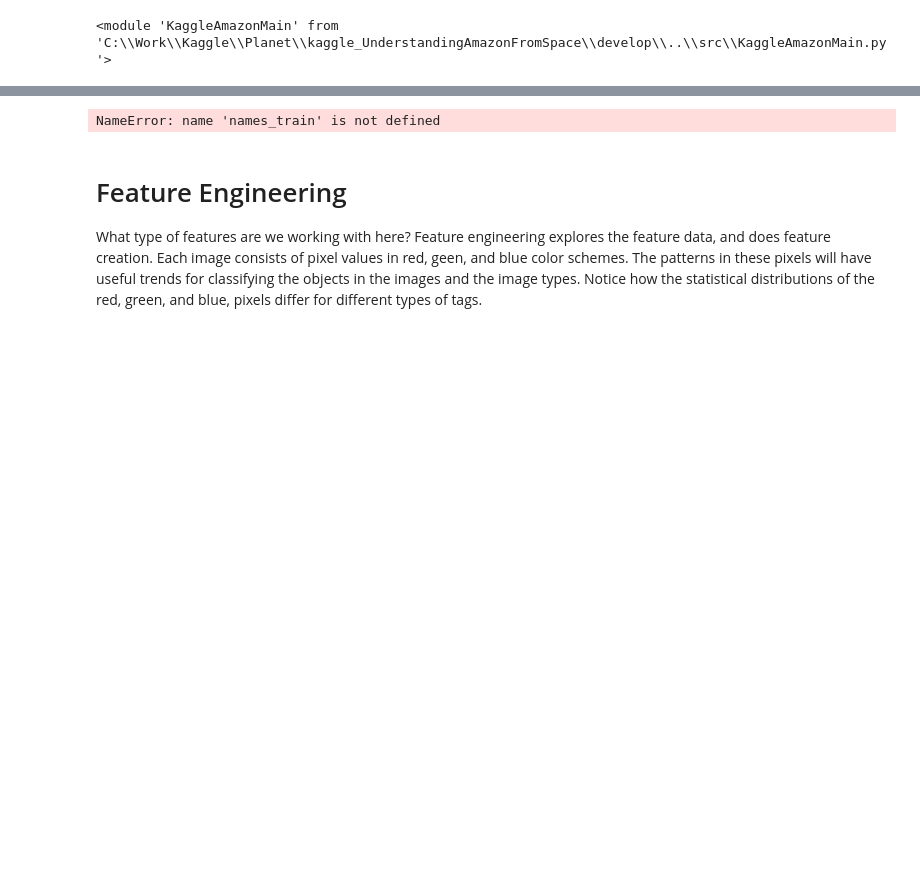
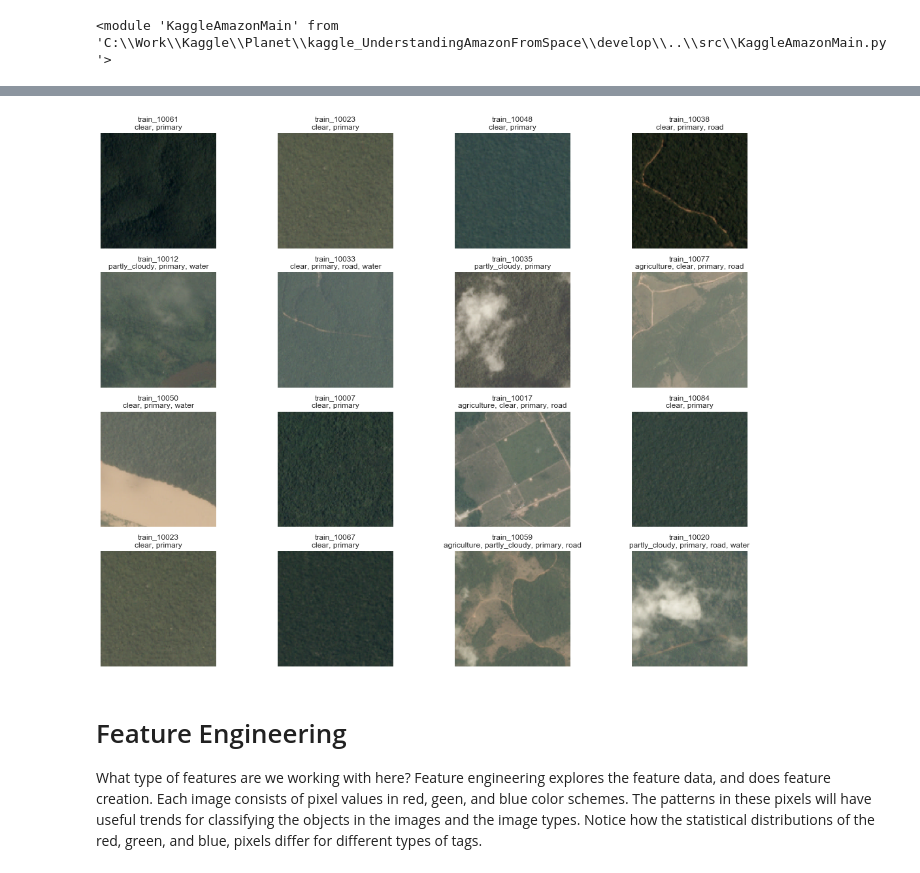
Before and after one commit to alineberry/kaggle_UnderstandingAmazonFromSpace, a Jupyter notebook: develop/claire-lab-notebook.ipynb, the cells around one changed output, grey strips where cells are left out. Saved outputs shown, nothing was run; the diff lists cells and outputs as text; code cells hidden in the pictures; blank space fills up the shorter version.

```diff
--- a/develop/claire-lab-notebook.ipynb
+++ b/develop/claire-lab-notebook.ipynb
@@ -58,7 +49,7 @@ NameError: name 'tagged_df' is not defined
 # %%
-kam.plot_samples(X_train, names_train, tagged_df, nrow=4, ncol=4)
+kam.plot_samples(X_sample, names_train, tagged_df, nrow=4, ncol=4)
 # %% [output]
-NameError: name 'names_train' is not defined
+[figure, added]
 # %% [markdown]
 # Feature Engineering
 What type of features are we working with here?
```
Also changed, not shown: parts of 26 cells of this notebook, 2 other files.
